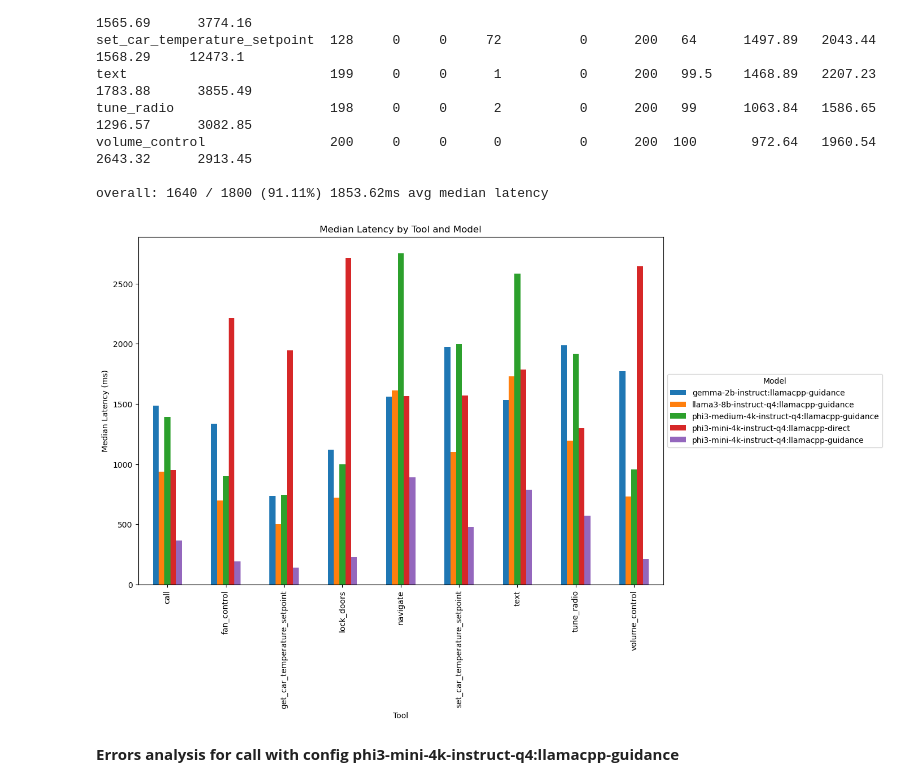
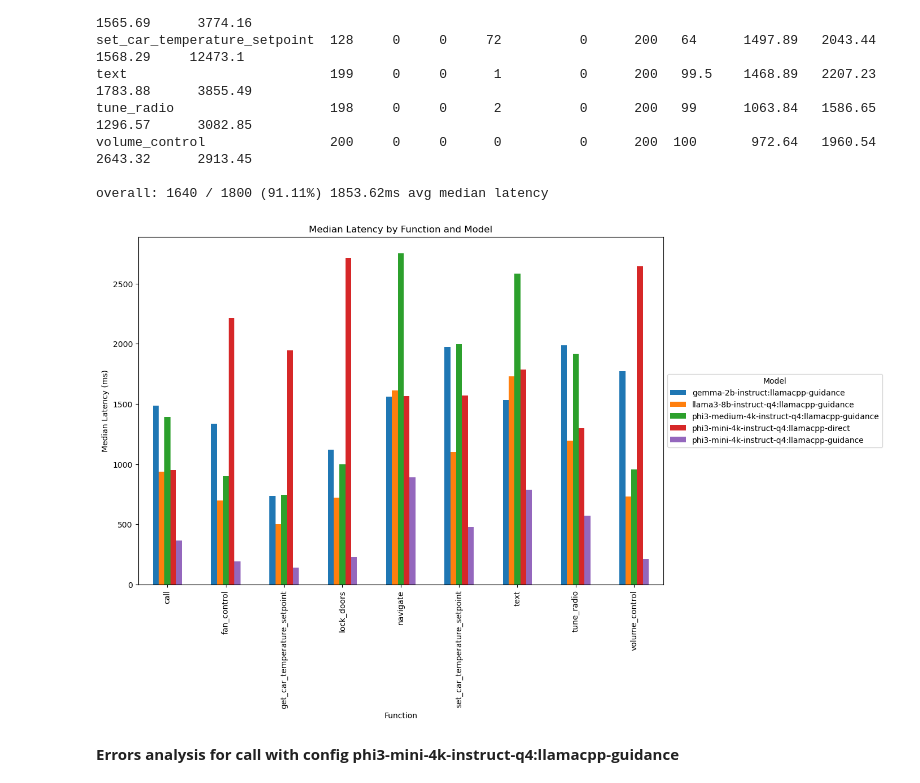
Before and after one commit to timfpark/agent-eval, a Jupyter notebook: Function Calling Evaluation.ipynb, the cells around one changed output. Cells and saved outputs as stored; diff of their text form; code cells hidden in the pictures.

```diff
--- a/Function Calling Evaluation.ipynb
+++ b/Function Calling Evaluation.ipynb
@@ -275,17 +274,17 @@ overall: 1640 / 1800 (91.11%) 1853.62ms avg median latency
 # %%
 # Pivot the DataFrame to have models as columns and tools as rows
 pivot_df = df.pivot(index='tool', columns='model', values='median_latency')
 
 # Plotting the data
 pivot_df.plot(kind='bar', figsize=(12, 8))
 
-plt.title('Median Latency by Tool and Model')
-plt.xlabel('Tool')
+plt.title('Median Latency by Function and Model')
+plt.xlabel('Function')
 plt.ylabel('Median Latency (ms)')
 plt.legend(title='Model', loc='center left', bbox_to_anchor=(1.0, 0.5))
 plt.show()
 # %% [output]
-[figure, old version]
+[figure, new version]
 # %%
 from IPython.display import display, HTML
 
```
Also changed, not shown: parts of 4 cells of this notebook, 12 other files.
